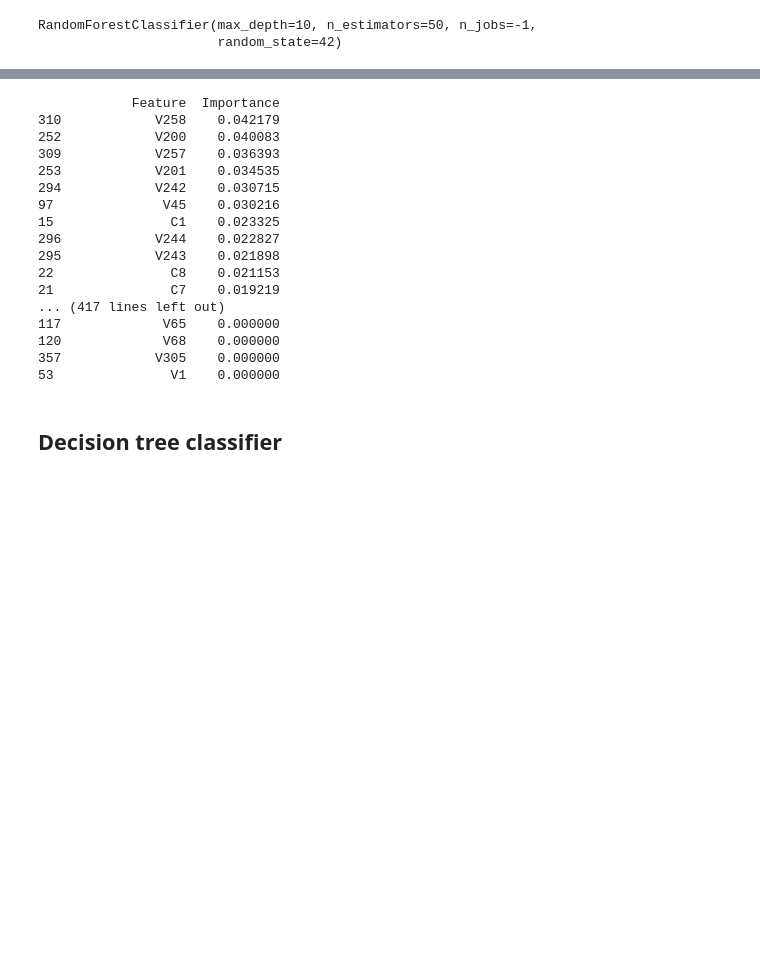
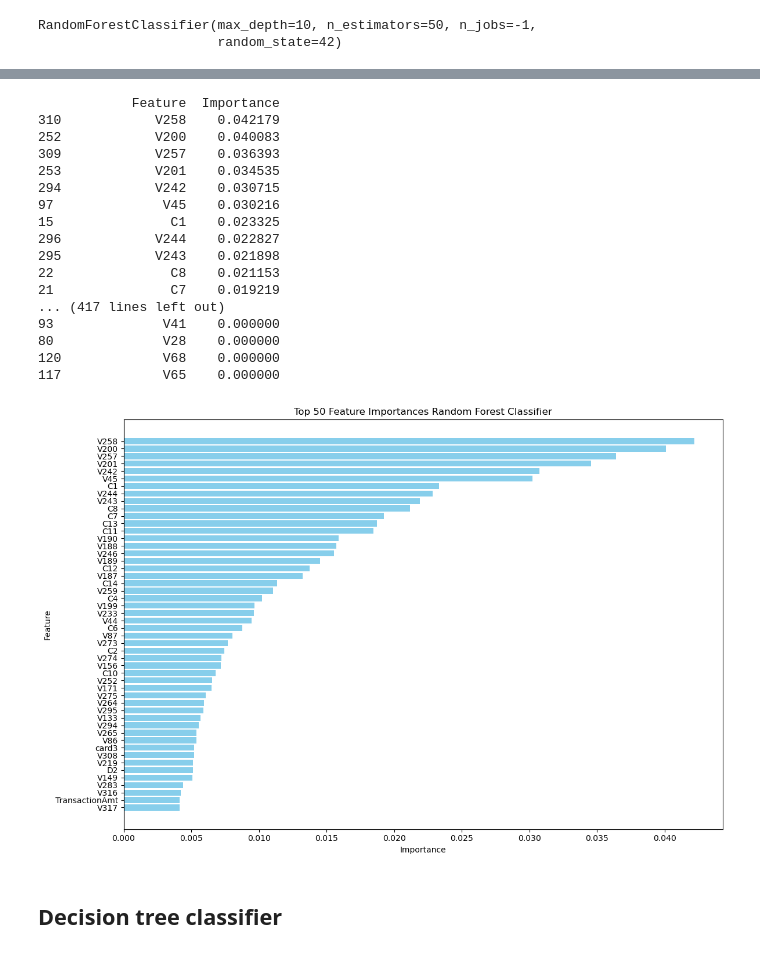
Before and after one commit to JoranVisscher/MachineLearningFraud, a Jupyter notebook: DatasetAnalysis.ipynb, the cells around one changed output, grey strips where cells are left out. Cells and saved outputs as stored; diff of their text form; code cells hidden in the pictures; blank space fills up the shorter version.

Commit message:
add importance plot

```diff
--- a/DatasetAnalysis.ipynb
+++ b/DatasetAnalysis.ipynb
@@ -598,16 +581,16 @@ F1-Score: 0.40147465437788016
 feature_importances = rf.feature_importances_
 
 # Create a DataFrame to show the feature names with their importance scores
-feature_importance_df = pd.DataFrame({
+feature_importance_rf = pd.DataFrame({
     'Feature': X_train.columns,
     'Importance': feature_importances
 })
 
 # Sort features by importance
-feature_importance_df = feature_importance_df.sort_values(by='Importance', ascending=False)
+feature_importance_rf = feature_importance_rf.sort_values(by='Importance', ascending=False)
 
 # Display the top features
-print(feature_importance_df)
+print(feature_importance_rf)
 # %% [output]
             Feature  Importance
 310            V258    0.042179
@@ -622,10 +605,23 @@ print(feature_importance_df)
 22               C8    0.021153
 21               C7    0.019219
 ... (417 lines left out)
+93              V41    0.000000
+80              V28    0.000000
+120             V68    0.000000
 117             V65    0.000000
-120             V68    0.000000
-357            V305    0.000000
-53               V1    0.000000
+# %%
+top_50_features_rf = feature_importance_rf.head(50)
+
+plt.figure(figsize=(12, 8))
+plt.barh(top_50_features_rf['Feature'], top_50_features_rf['Importance'], color='skyblue')
+plt.xlabel('Importance')
+plt.ylabel('Feature')
+plt.title('Top 50 Feature Importances Random Forest Classifier')
+plt.gca().invert_yaxis()
+plt.tight_layout()
+plt.show()
+# %% [output]
+[figure, added]
 # %% [markdown]
 ## Decision tree classifier
 # %%
```
Also changed, not shown: parts of 6 cells of this notebook.
